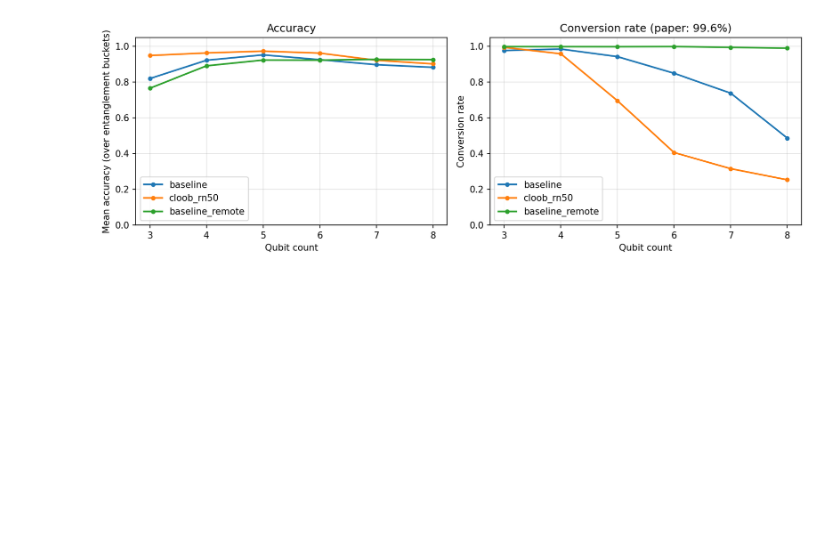
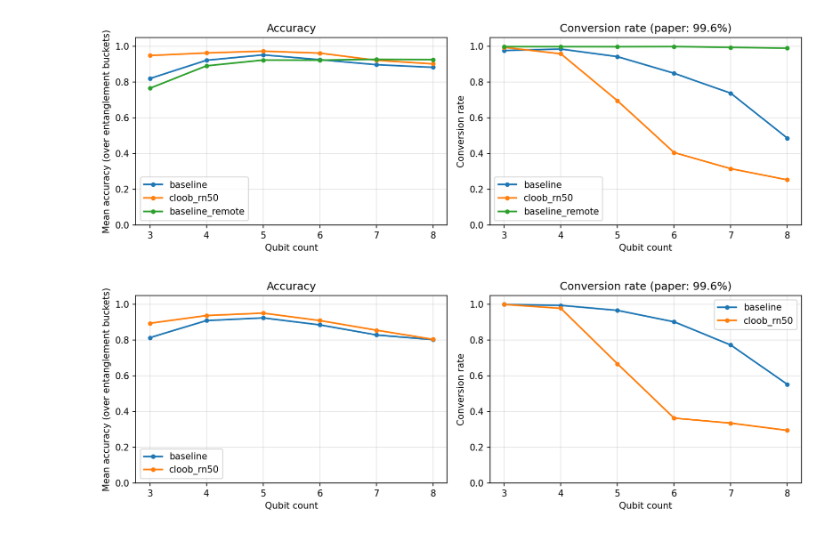
Before and after one commit to lionlion37/qcircuit-generation, a Jupyter notebook: notebooks/model_evaluation.ipynb, the cells around one changed output. Cells and saved outputs as stored; diff of their text form; code cells hidden in the pictures; blank space fills up the shorter version.

```diff
--- a/notebooks/model_evaluation.ipynb
+++ b/notebooks/model_evaluation.ipynb
@@ -454,3 +437,30 @@ plt.tight_layout()
 plt.show()
 # %% [output]
 [figure]
+# %%
+# ── Comparison plots: mean accuracy and conversion rate per qubit count ────────
+fig, axes = plt.subplots(1, 2, figsize=(11, 3.8), dpi=150)
+
+for label, qubit_results in results.items():
+    qs    = sorted(qubit_results.keys())
+    means = [float(np.mean(list(qubit_results[q]["acc_per_entanglement"].values()))) for q in qs]
+    convs = [qubit_results[q]["conversion_rate"] for q in qs]
+    axes[0].plot(qs, means, marker="o", markersize=4, linewidth=1.8, label=label)
+    axes[1].plot(qs, convs, marker="o", markersize=4, linewidth=1.8, label=label)
+
+for ax, ylabel, title in zip(axes,
+                              ["Mean accuracy (over entanglement buckets)", "Conversion rate"],
+                              ["Accuracy", "Conversion rate (paper: 99.6%)"]):
+    ax.set_xlabel("Qubit count")
+    ax.set_ylabel(ylabel)
+    ax.set_title(title)
+    ax.set_xticks(QUBIT_COUNTS)
+    ax.set_ylim(0, 1.05)
+    ax.grid(True, alpha=0.35)
+    if len(results) > 1:
+        ax.legend()
+
+plt.tight_layout()
+plt.show()
+# %% [output]
+[figure, added]
```
Also changed, not shown: parts of 5 cells of this notebook, 4 other files.
